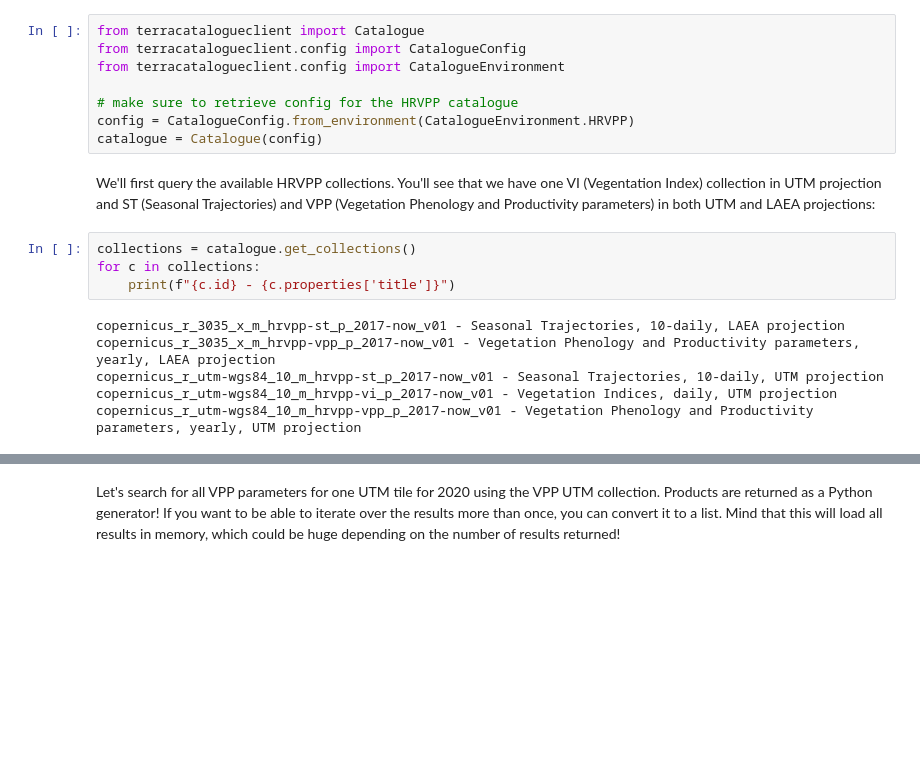
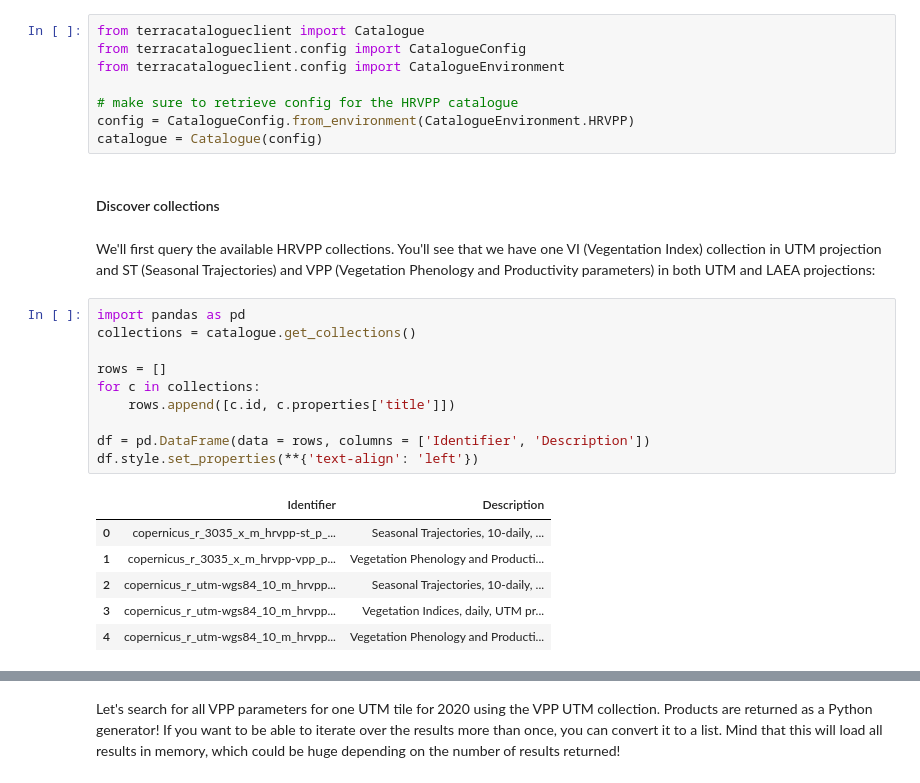
Before and after one commit to eea/clms-hrvpp-tools-python, a Jupyter notebook: HRVPP catalogue and download demo.ipynb, the cells around one changed output, grey strips where cells are left out. Drawn from its saved outputs; the diff is of its cells as text; blank space fills up the shorter version.

Commit message:
Improved HRVPP catalogue and download demo

```diff
--- a/HRVPP catalogue and download demo.ipynb
+++ b/HRVPP catalogue and download demo.ipynb
@@ -36,15 +27,24 @@ from terracatalogueclient.config import CatalogueEnvironment
 # make sure to retrieve config for the HRVPP catalogue
 config = CatalogueConfig.from_environment(CatalogueEnvironment.HRVPP)
 catalogue = Catalogue(config)
+# %% [markdown]
+#### Discover collections <a class="anchor" id="discover-collections"></a>
 # %% [markdown]
 We'll first query the available HRVPP collections. You'll see that we have one VI (Vegentation Index) collection in UTM projection and ST (Seasonal Trajectories) and VPP (Vegetation Phenology and Productivity parameters) in both UTM and LAEA projections:
 # %%
+import pandas as pd
 collections = catalogue.get_collections()
+
+rows = []
 for c in collections:
-    print(f"{c.id} - {c.properties['title']}")
+    rows.append([c.id, c.properties['title']])
+
+df = pd.DataFrame(data = rows, columns = ['Identifier', 'Description'])
+df.style.set_properties(**{'text-align': 'left'})
 # %% [output]
-copernicus_r_3035_x_m_hrvpp-st_p_2017-now_v01 - Seasonal Trajectories, 10-daily, LAEA projection
-copernicus_r_3035_x_m_hrvpp-vpp_p_2017-now_v01 - Vegetation Phenology and Productivity parameters, yearly, LAEA projection
-copernicus_r_utm-wgs84_10_m_hrvpp-st_p_2017-now_v01 - Seasonal Trajectories, 10-daily, UTM projection
-copernicus_r_utm-wgs84_10_m_hrvpp-vi_p_2017-now_v01 - Vegetation Indices, daily, UTM projection
-copernicus_r_utm-wgs84_10_m_hrvpp-vpp_p_2017-now_v01 - Vegetation Phenology and Productivity parameters, yearly, UTM projection
+|  | Identifier | Description |
+| 0 | copernicus_r_3035_x_m_hrvpp-st_p_... | Seasonal Trajectories, 10-daily, ... |
+| 1 | copernicus_r_3035_x_m_hrvpp-vpp_p... | Vegetation Phenology and Producti... |
+| 2 | copernicus_r_utm-wgs84_10_m_hrvpp... | Seasonal Trajectories, 10-daily, ... |
+| 3 | copernicus_r_utm-wgs84_10_m_hrvpp... | Vegetation Indices, daily, UTM pr... |
+| 4 | copernicus_r_utm-wgs84_10_m_hrvpp... | Vegetation Phenology and Producti... |
```
Also changed, not shown: parts of 14 cells of this notebook.
